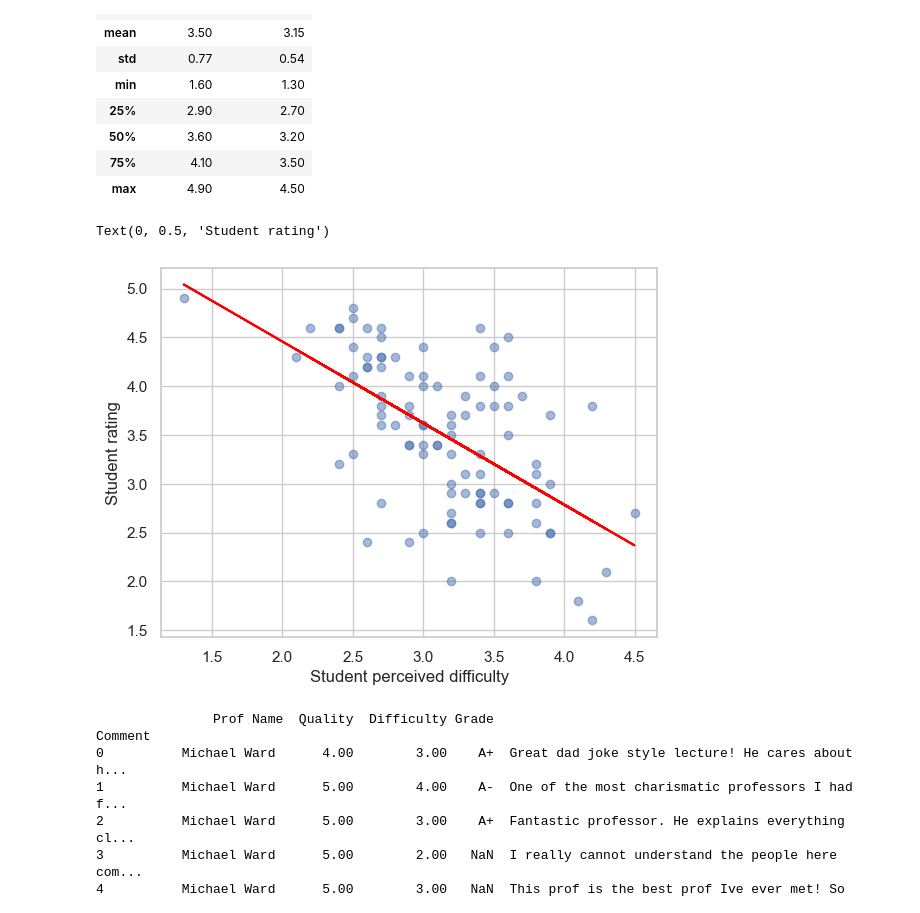
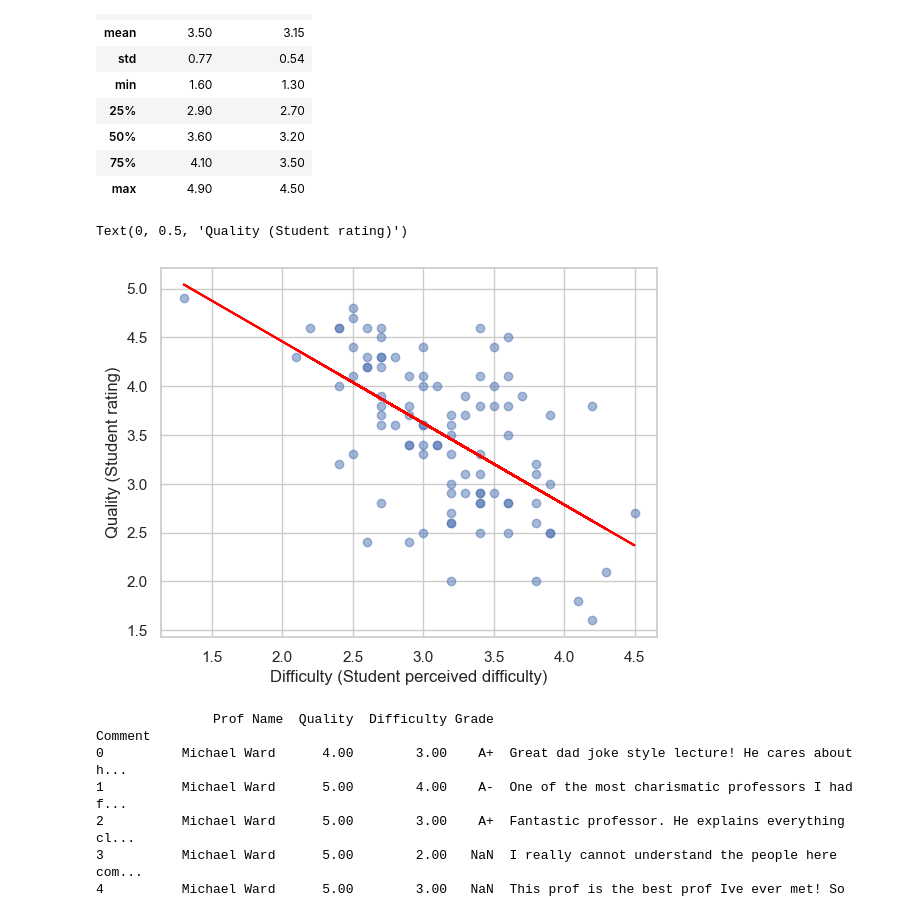
Before and after one commit to 99starman/RateMyProfScraper, a Jupyter notebook: RMP-analysis.ipynb, the cells around one changed output. Cells and saved outputs as stored; diff of their text form; code cells hidden in the pictures.

```diff
--- a/RMP-analysis.ipynb
+++ b/RMP-analysis.ipynb
@@ -12,7 +12,7 @@ pd.options.display.float_format = "{:.2f}".format
 pd.options.mode.chained_assignment = None
 sns.set_theme(style="whitegrid")
 # %%
-df_record = pd.read_csv('./records.csv')
+df_record = pd.read_csv('./scraped data/records.csv')
 df_record.head()
 # %% [output]
 |  | Name | Avg Rating | Avg Difficulty |
@@ -37,15 +37,15 @@ df_record[["Avg Rating", "Avg Difficulty"]].describe()
 # %%
 from sklearn.linear_model import LinearRegression
 difficulty = df_record.iloc[:, -1].values
 rating = df_record.iloc[:, 1].values
 lr = LinearRegression()
 lr.fit(difficulty.reshape(-1, 1), rating)
 
 plt.scatter(difficulty, rating, alpha=0.5)
 plt.plot(difficulty, lr.predict(difficulty.reshape(-1,1)), color = "red")
-plt.xlabel("Student perceived difficulty")
-plt.ylabel("Student rating")
+plt.xlabel("Difficulty (Student perceived difficulty)")
+plt.ylabel("Quality (Student rating)")
 # %% [output]
-Text(0, 0.5, 'Student rating')
+Text(0, 0.5, 'Quality (Student rating)')
-[figure, old version]
+[figure, new version]
 # %%
```
Also changed, not shown: parts of 18 cells of this notebook.
